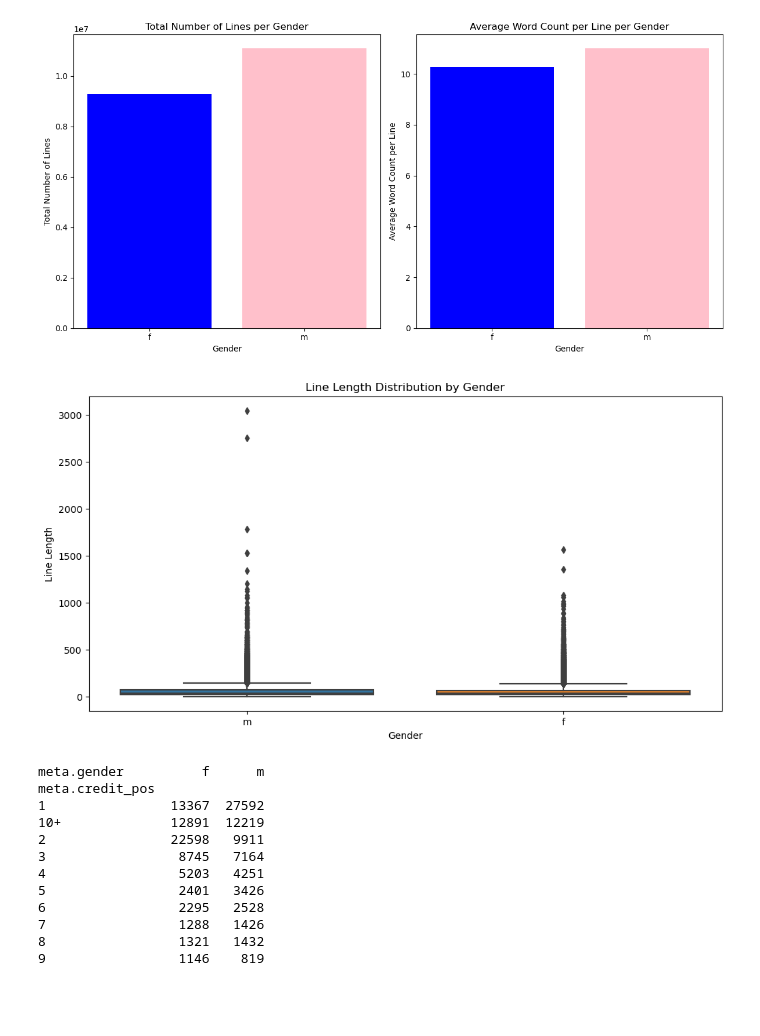
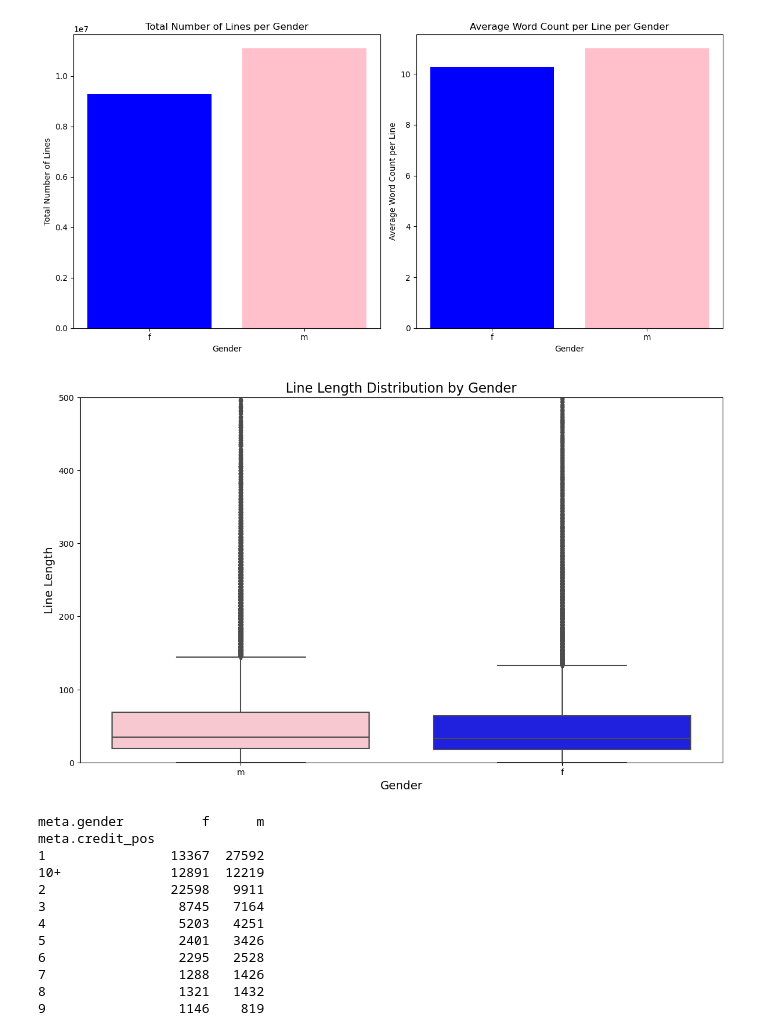
Before and after one commit to joda-cbs/NLP-Project, a Jupyter notebook: Movie Corpus_gender_analysis.ipynb, the cells around one changed output. Cells and saved outputs as stored; diff of their text form; code cells hidden in the pictures; blank space fills up the shorter version.

Commit message:
ok graphs

```diff
--- a/Movie Corpus_gender_analysis.ipynb
+++ b/Movie Corpus_gender_analysis.ipynb
@@ -448,14 +429,16 @@ plt.show()
 1           m     11086171       10.995591
 [figure]
 # %%
-plt.figure(figsize=(12, 6))
-sns.boxplot(x='meta.gender', y='lineLength', data=final_df)
-plt.title('Line Length Distribution by Gender')
-plt.xlabel('Gender')
-plt.ylabel('Line Length')
+# Line Lenght Distribution by Gender
+plt.figure(figsize=(14, 8))
+sns.boxplot(x='meta.gender', y='lineLength', data=final_df, palette={"m": "pink", "f": "blue"})
+plt.title('Line Length Distribution by Gender', fontsize=16)
+plt.xlabel('Gender', fontsize=14)
+plt.ylabel('Line Length', fontsize=14)
+plt.ylim(0, 500)
 plt.show()
 # %% [output]
-[figure, old version]
+[figure, new version]
 # %%
 # Calculate the number of characters per posCredit and gender
 posCredit_gender_counts = final_df.groupby(['meta.credit_pos', 'meta.gender']).size().unstack(fill_value=0)
```
Also changed, not shown: parts of 2 cells of this notebook.
